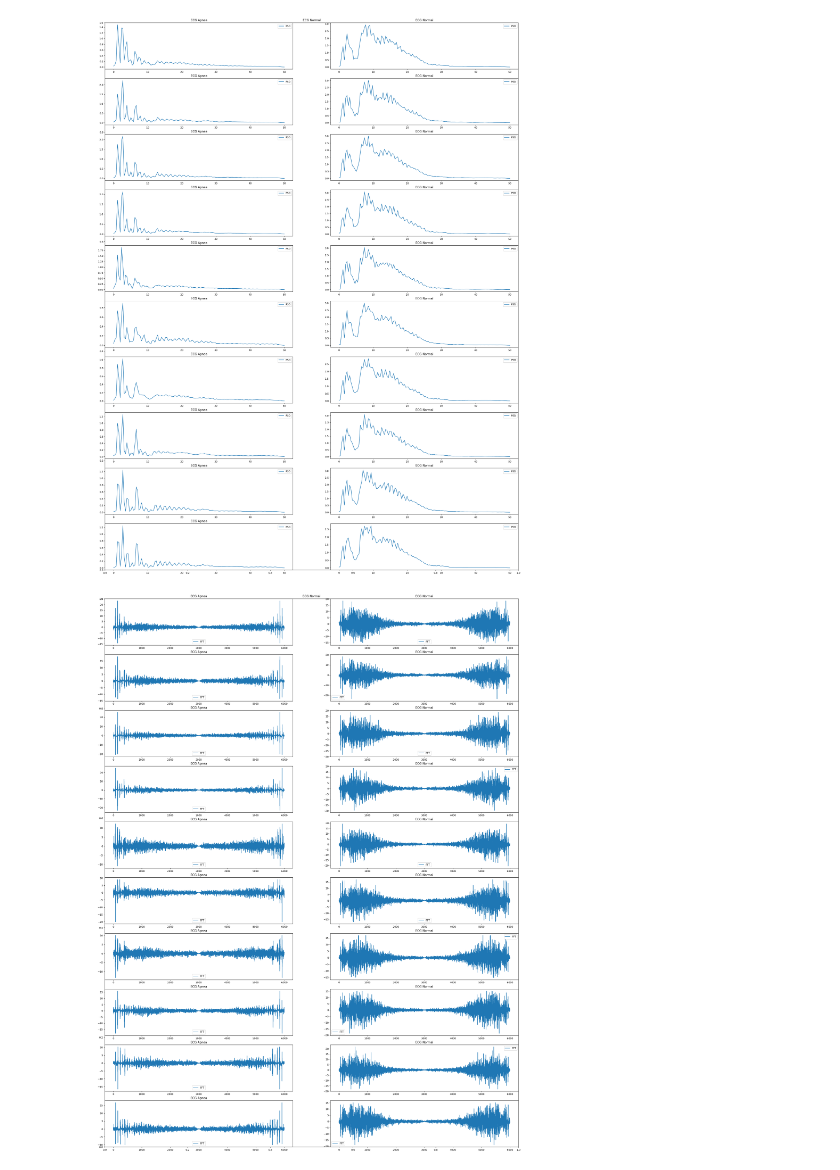
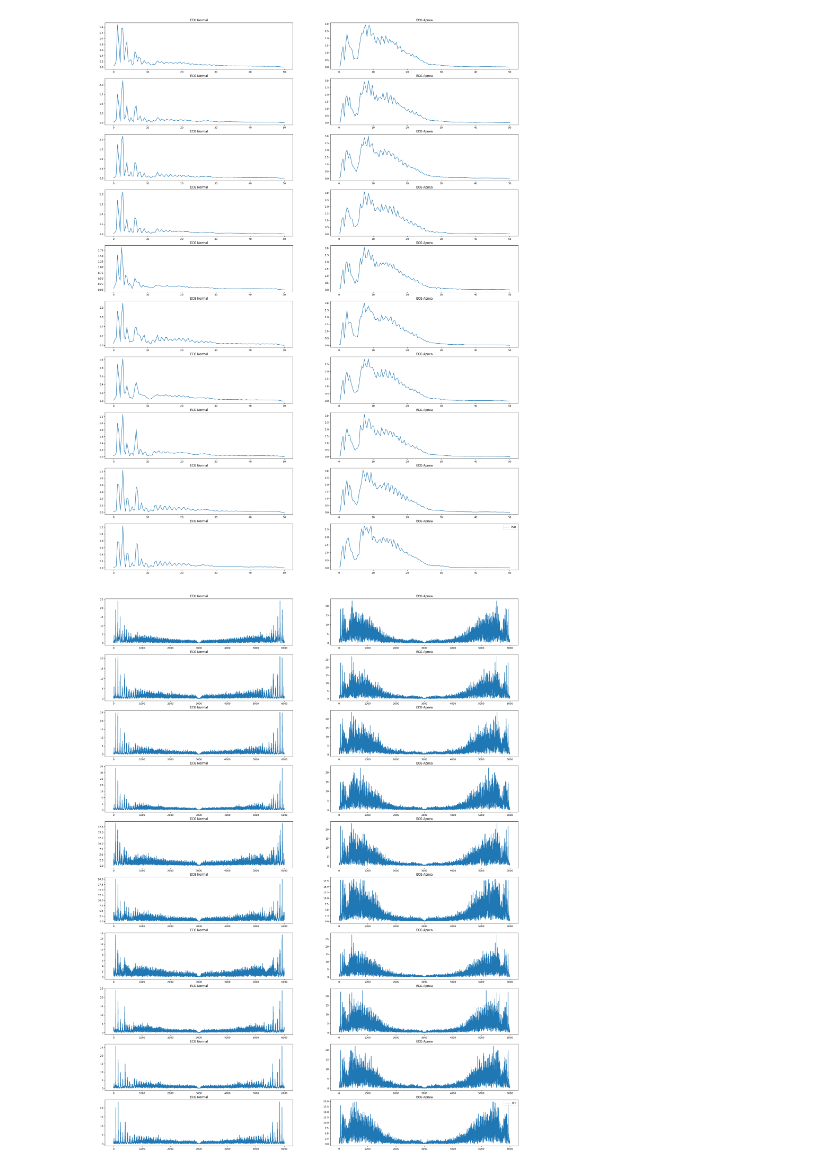
Before and after one commit to lucky-and-minie222702/OSA-detection-using-ECG, a Jupyter notebook: view_method.ipynb, the cells around one changed output. Cells and saved outputs as stored; diff of their text form; code cells hidden in the pictures.

```diff
--- a/view_method.ipynb
+++ b/view_method.ipynb
@@ -13,3 +13,21 @@ import pywt
 # %%
 X_0 = np.load(path.join("gen_data", "ECG_normal.npy"))
 X_1 = np.load(path.join("gen_data", "ECG_apnea.npy"))
+# %%
+size = 10
+start = 15
+plt.figure(figsize=(30, 40))
+for i in range(size):
+    signal = X_0[i+start].flatten()
+    plt.subplot(size, 2, i*2+1)
+    plt.title("ECG Normal")
+    plt.plot(signal[:500:], label="ECG")
+
+    signal = X_1[i+start].flatten()
+    plt.subplot(size, 2, i*2+2)
+    plt.title("ECG Apnea")
+    plt.plot(signal[:500:], label="ECG")
+
+plt.legend()
+plt.savefig(path.join("img", "ECG-raw-compare.png"), dpi=500)
+plt.show()
@@ -19,46 +39,44 @@ start = 15
 plt.figure(figsize=(30, 40))
 for i in range(size):
     signal = X_0[i+start].flatten()
+    plt.subplot(size, 2, i*2+1)
     plt.title("ECG Normal")
     freqs, psd = welch(signal, fs=100)
-    plt.subplot(size, 2, i*2+1)
     plt.plot(freqs, psd*10000, label="PSD")
-    plt.legend()
 
     signal = X_1[i+start].flatten()
+    plt.subplot(size, 2, i*2+2)
     plt.title("ECG Apnea")
     freqs, psd = welch(signal, fs=100)
-    plt.subplot(size, 2, i*2+2)
     plt.plot(freqs, psd*10000, label="PSD")
-    plt.legend()
 
+plt.legend()
 plt.savefig(path.join("img", "ECG-PSD-compare.png"), dpi=500)
 plt.show()
 # %% [output]
-[figure, old version]
+[figure, new version]
 # %%
 size = 10
 start = 15
 plt.figure(figsize=(30, 40))
 for i in range(size):
     signal = X_0[i+start].flatten()
     _a  = fft(signal)
+    plt.subplot(size, 2, i*2+1)
     plt.title("ECG Normal")
-    plt.subplot(size, 2, i*2+1)
-    plt.plot((_a[1::]), label="FFT")
-    plt.legend()
+    plt.plot(np.abs(_a[1::]), label="FFT")
 
     signal = X_1[i+start].flatten()
     _a  = fft(signal)
+    plt.subplot(size, 2, i*2+2)
     plt.title("ECG Apnea")
-    plt.subplot(size, 2, i*2+2)
-    plt.plot((_a[1::]), label="FFT")
-    plt.legend()
+    plt.plot(np.abs(_a[1::]), label="FFT")
 
+plt.legend()
 plt.savefig(path.join("img", "ECG-FFT-compare.png"), dpi=500)
 plt.show()
 # %% [output]
-[figure, old version]
+[figure, new version]
 # %%
 X_0 = np.load(path.join("gen_data", "SpO2_normal.npy"))
 X_1 = np.load(path.join("gen_data", "SpO2_apnea.npy"))
```
Also changed, not shown: parts of 3 cells of this notebook, 12 other files.
